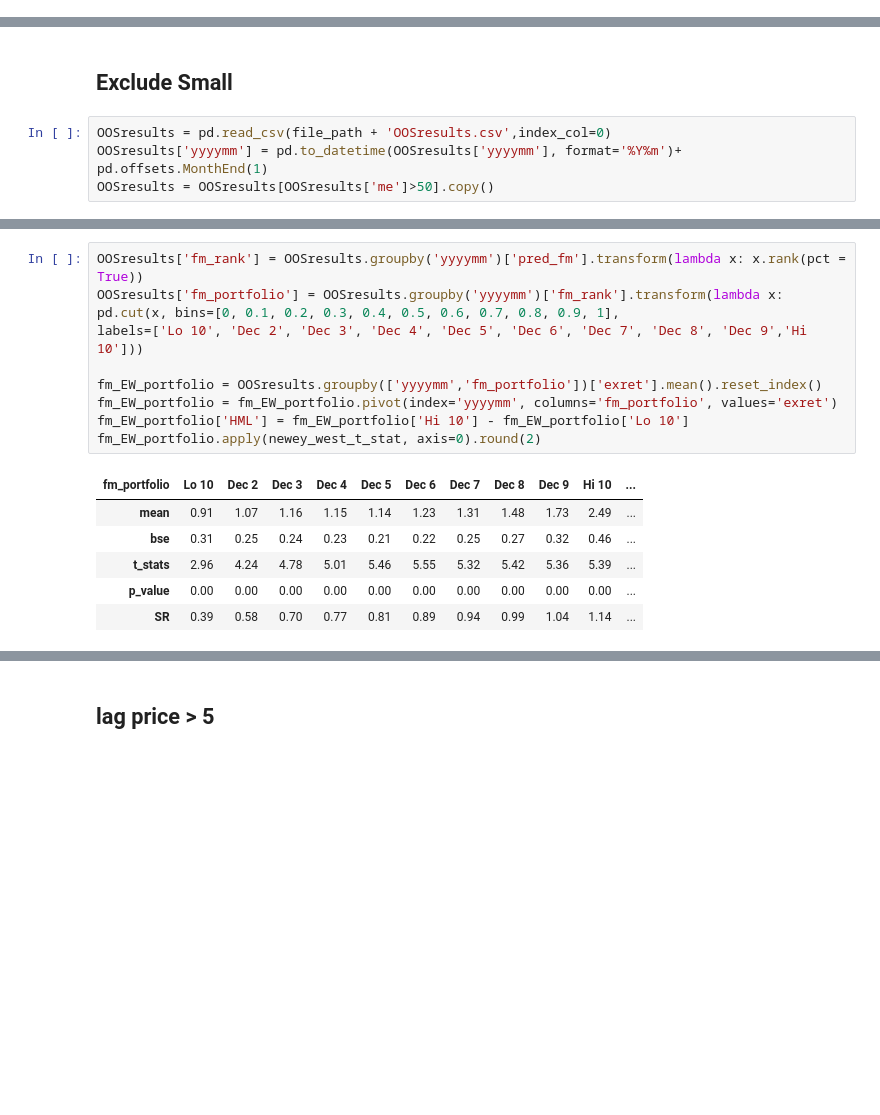
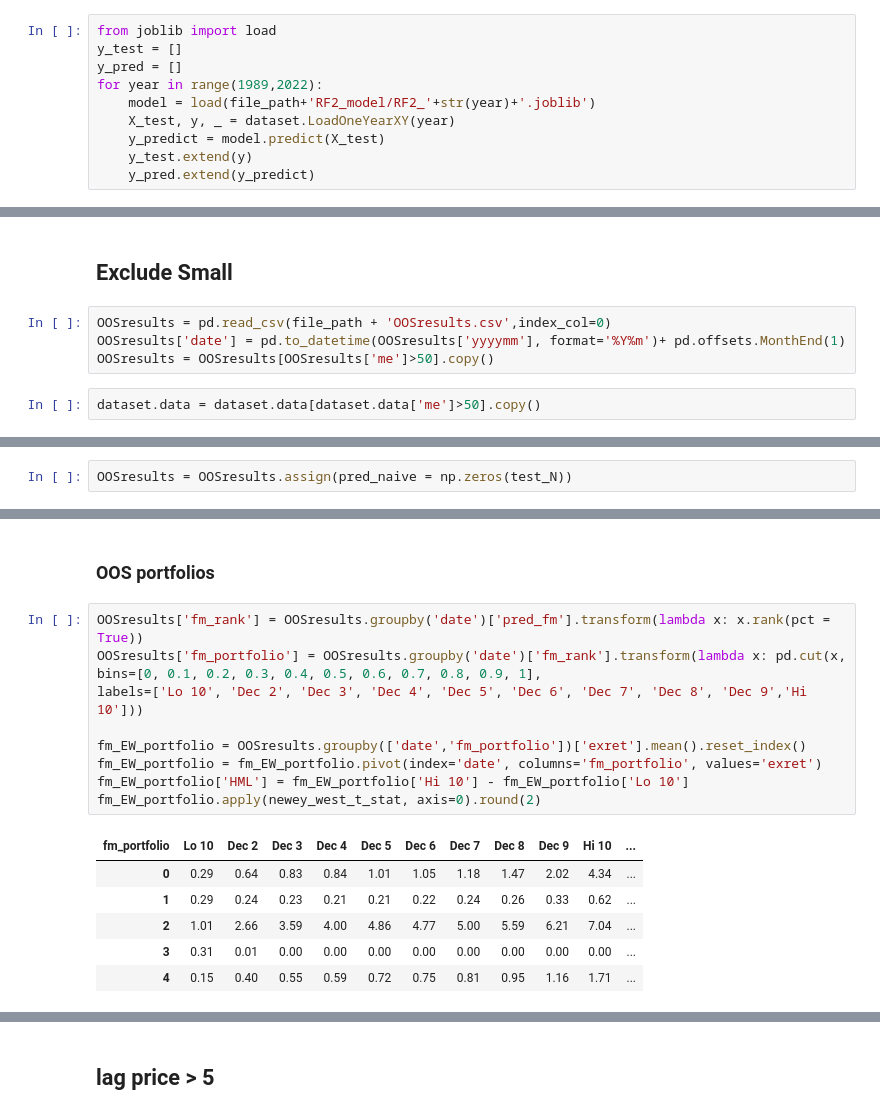
Before and after one commit to Zequn-Li/FirmCharacteristics, a Jupyter notebook: ModelComparison.ipynb, the cells around one changed output, grey strips where cells are left out. Saved outputs shown, nothing was run; the diff lists cells and outputs as text; blank space fills up the shorter version.

Commit message:
model comparison update lag price >5 common stocks

```diff
--- a/ModelComparison.ipynb
+++ b/ModelComparison.ipynb
@@ -163,0 +87,10 @@ comparison['RF']['testing R2'] = R2(OOSresults['exret'], OOSresults['pred_rf'])
+# %%
+from joblib import load
+y_test = []
+y_pred = []
+for year in range(1989,2022):
+    model = load(file_path+'RF2_model/RF2_'+str(year)+'.joblib')
+    X_test, y, _ = dataset.LoadOneYearXY(year)
+    y_predict = model.predict(X_test)
+    y_test.extend(y)
+    y_pred.extend(y_predict)
@@ -307,5 +332,7 @@ plt.show()
 ## Exclude Small
 # %%
 OOSresults = pd.read_csv(file_path + 'OOSresults.csv',index_col=0)
-OOSresults['yyyymm'] = pd.to_datetime(OOSresults['yyyymm'], format='%Y%m')+ pd.offsets.MonthEnd(1)
+OOSresults['date'] = pd.to_datetime(OOSresults['yyyymm'], format='%Y%m')+ pd.offsets.MonthEnd(1)
 OOSresults = OOSresults[OOSresults['me']>50].copy()
+# %%
+dataset.data = dataset.data[dataset.data['me']>50].copy()
@@ -311,0 +351,2 @@ OOSresults = OOSresults[OOSresults['me']>50].copy()
+# %%
+OOSresults = OOSresults.assign(pred_naive = np.zeros(test_N))
@@ -312,17 +435,19 @@ OOSresults = OOSresults[OOSresults['me']>50].copy()
+# %% [markdown]
+### OOS portfolios
 # %%
-OOSresults['fm_rank'] = OOSresults.groupby('yyyymm')['pred_fm'].transform(lambda x: x.rank(pct = True))
-OOSresults['fm_portfolio'] = OOSresults.groupby('yyyymm')['fm_rank'].transform(lambda x: pd.cut(x, bins=[0, 0.1, 0.2, 0.3, 0.4, 0.5, 0.6, 0.7, 0.8, 0.9, 1],
+OOSresults['fm_rank'] = OOSresults.groupby('date')['pred_fm'].transform(lambda x: x.rank(pct = True))
+OOSresults['fm_portfolio'] = OOSresults.groupby('date')['fm_rank'].transform(lambda x: pd.cut(x, bins=[0, 0.1, 0.2, 0.3, 0.4, 0.5, 0.6, 0.7, 0.8, 0.9, 1],
 labels=['Lo 10', 'Dec 2', 'Dec 3', 'Dec 4', 'Dec 5', 'Dec 6', 'Dec 7', 'Dec 8', 'Dec 9','Hi 10']))
 
-fm_EW_portfolio = OOSresults.groupby(['yyyymm','fm_portfolio'])['exret'].mean().reset_index()
-fm_EW_portfolio = fm_EW_portfolio.pivot(index='yyyymm', columns='fm_portfolio', values='exret')
+fm_EW_portfolio = OOSresults.groupby(['date','fm_portfolio'])['exret'].mean().reset_index()
+fm_EW_portfolio = fm_EW_portfolio.pivot(index='date', columns='fm_portfolio', values='exret')
 fm_EW_portfolio['HML'] = fm_EW_portfolio['Hi 10'] - fm_EW_portfolio['Lo 10']
 fm_EW_portfolio.apply(newey_west_t_stat, axis=0).round(2)
 # %% [output]
 | fm_portfolio | Lo 10 | Dec 2 | Dec 3 | Dec 4 | Dec 5 | Dec 6 | Dec 7 | Dec 8 | Dec 9 | Hi 10 | ... |
-| mean | 0.91 | 1.07 | 1.16 | 1.15 | 1.14 | 1.23 | 1.31 | 1.48 | 1.73 | 2.49 | ... |
-| bse | 0.31 | 0.25 | 0.24 | 0.23 | 0.21 | 0.22 | 0.25 | 0.27 | 0.32 | 0.46 | ... |
-| t_stats | 2.96 | 4.24 | 4.78 | 5.01 | 5.46 | 5.55 | 5.32 | 5.42 | 5.36 | 5.39 | ... |
-| p_value | 0.00 | 0.00 | 0.00 | 0.00 | 0.00 | 0.00 | 0.00 | 0.00 | 0.00 | 0.00 | ... |
-| SR | 0.39 | 0.58 | 0.70 | 0.77 | 0.81 | 0.89 | 0.94 | 0.99 | 1.04 | 1.14 | ... |
+| 0 | 0.29 | 0.64 | 0.83 | 0.84 | 1.01 | 1.05 | 1.18 | 1.47 | 2.02 | 4.34 | ... |
+| 1 | 0.29 | 0.24 | 0.23 | 0.21 | 0.21 | 0.22 | 0.24 | 0.26 | 0.33 | 0.62 | ... |
+| 2 | 1.01 | 2.66 | 3.59 | 4.00 | 4.86 | 4.77 | 5.00 | 5.59 | 6.21 | 7.04 | ... |
+| 3 | 0.31 | 0.01 | 0.00 | 0.00 | 0.00 | 0.00 | 0.00 | 0.00 | 0.00 | 0.00 | ... |
+| 4 | 0.15 | 0.40 | 0.55 | 0.59 | 0.72 | 0.75 | 0.81 | 0.95 | 1.16 | 1.71 | ... |
 # %%
```
Also changed, not shown: parts of 89 cells of this notebook.
